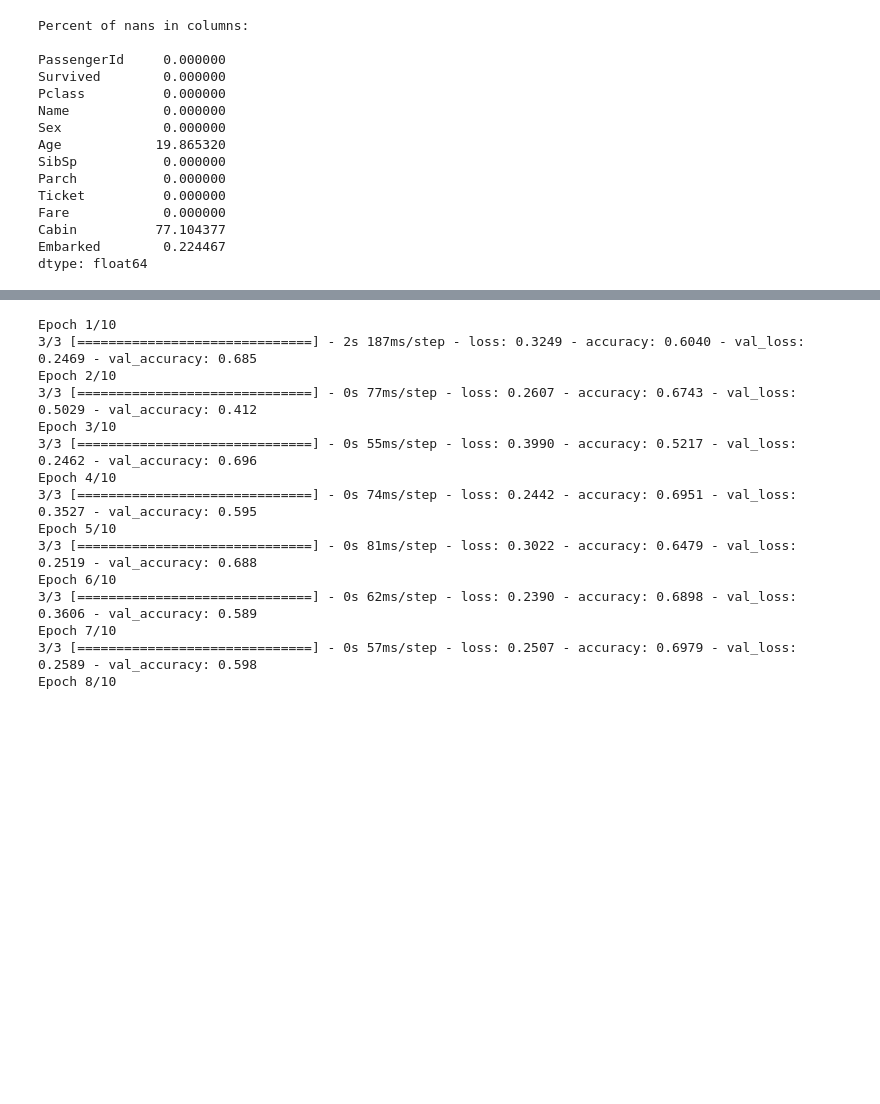
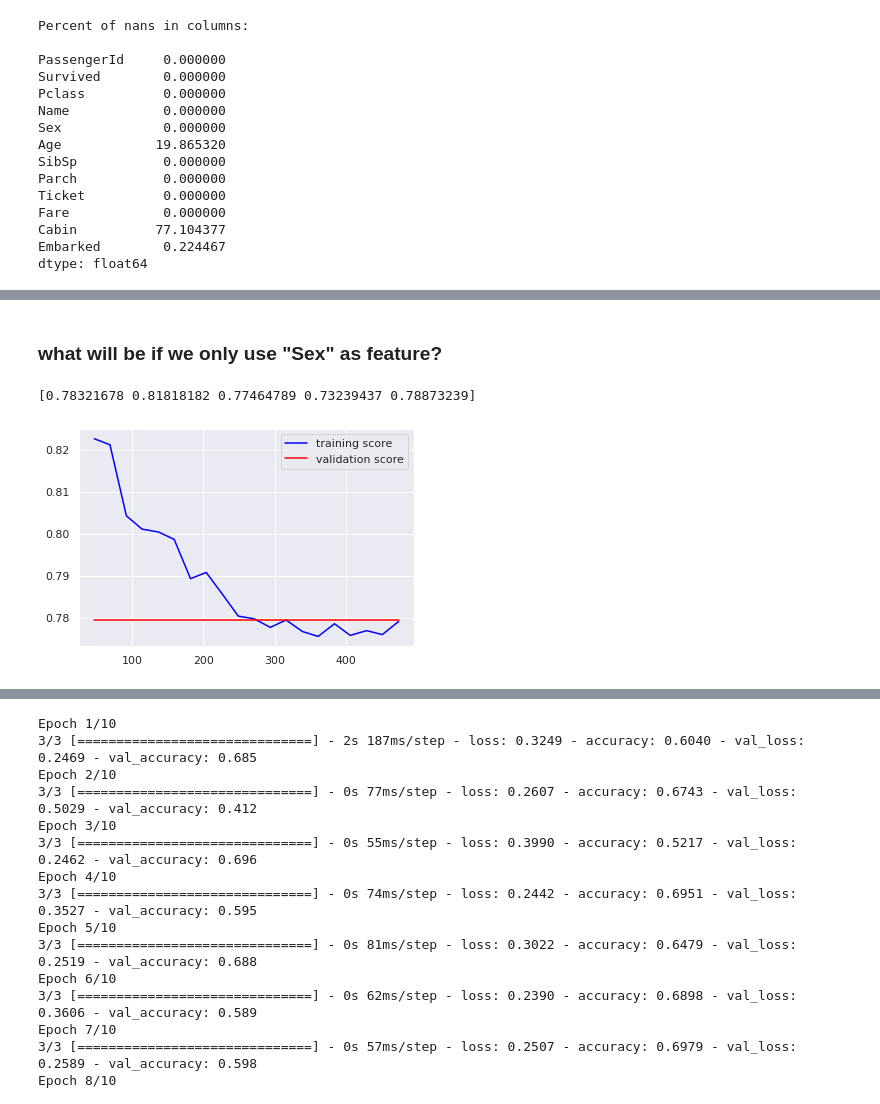
Before and after one commit to VsevolodKozlov-git/kaggle-titanic-competition, a Jupyter notebook: main.ipynb, the cells around one changed output, grey strips where cells are left out. Saved outputs shown, nothing was run; the diff lists cells and outputs as text; code cells hidden in the pictures; blank space fills up the shorter version.

```diff
--- a/main.ipynb
+++ b/main.ipynb
@@ -165,0 +173,11 @@ df_all['Age'].mean()
+# %% [markdown]
+### what will be if we only use "Sex" as feature?
+# %%
+test_df = df_all.copy()
+# # 'Parch', 'SibSp', 'Embarked_C', 'Embarked_Q', 'Embarked_S'
+# test_df.drop(labels=['Survived', 'Pclass'], axis=1, inplace=True)
+test_df = df_all[['Sex_female', 'Sex_male']]
+test_model = display_estimator_result(test_df.to_numpy(), y, C=1)
+# %% [output]
+[0.78321678 0.81818182 0.77464789 0.73239437 0.78873239]
+[figure, added]
```
Also changed, not shown: parts of 59 cells of this notebook, 1 other file.
